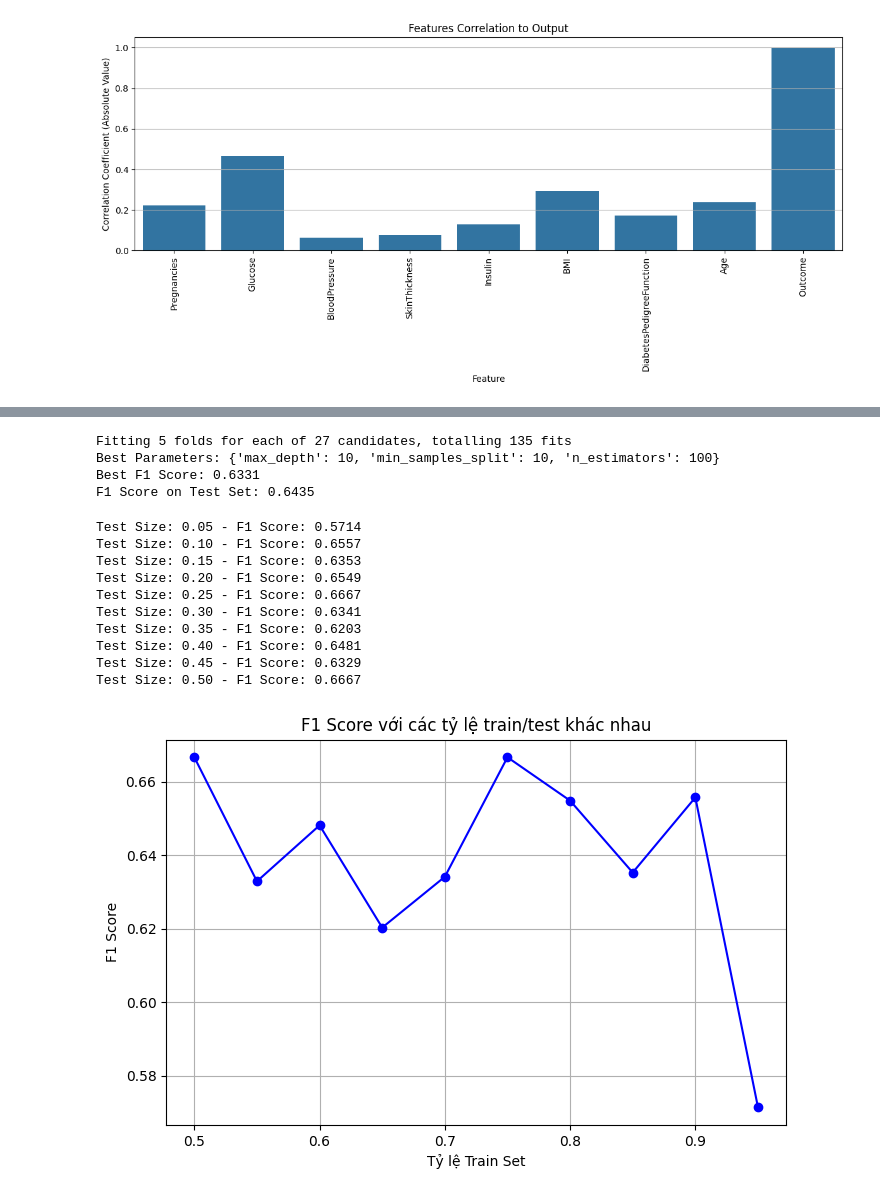
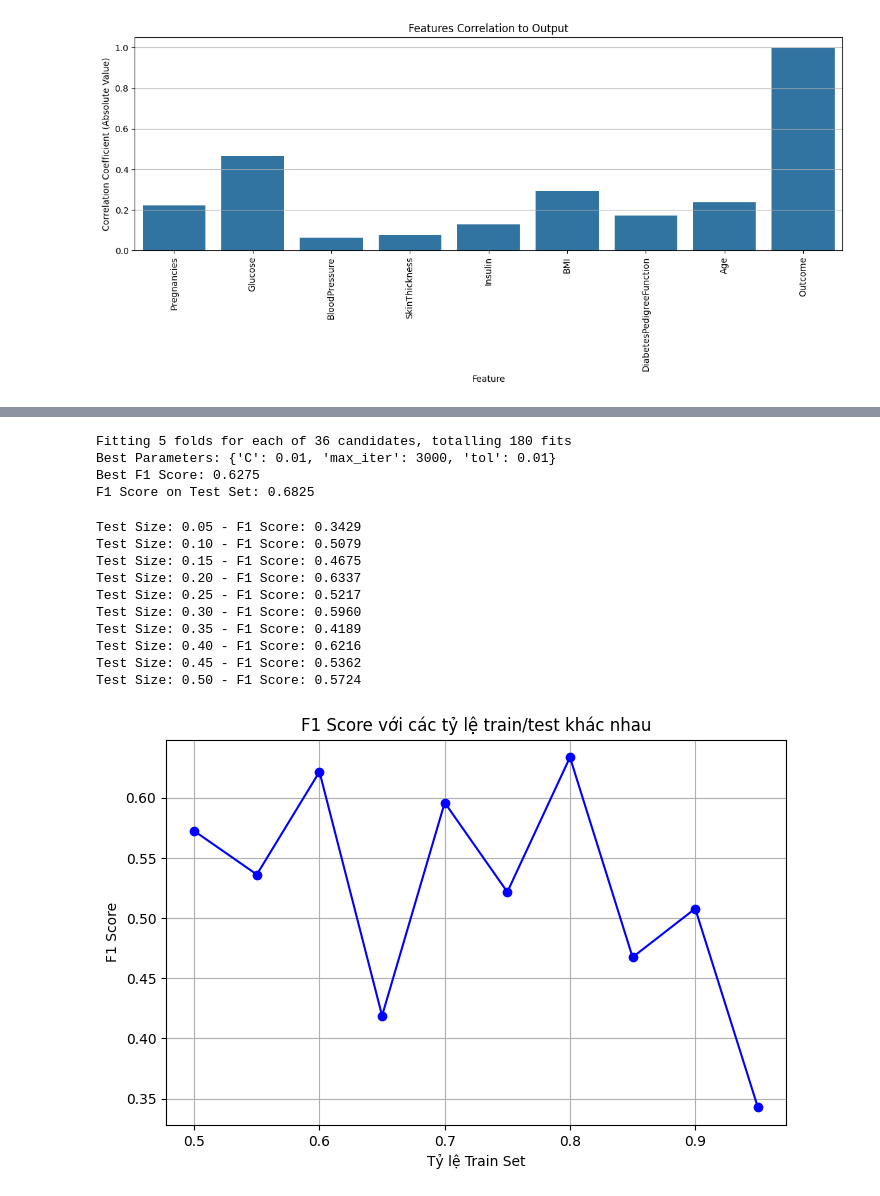
Before and after one commit to tranthanhthuy31/ML_lab, a Jupyter notebook: Untitled0.ipynb, the cells around one changed output, grey strips where cells are left out. Drawn from its saved outputs; the diff is of its cells as text; code cells hidden in the pictures.

```diff
--- a/Untitled0.ipynb
+++ b/Untitled0.ipynb
@@ -216,17 +224,17 @@ SGDClassifier: F1 Score = 0.4054
 DummyClassifier: F1 Score = 0.0000
 # %%
-# Khởi tạo mô hình Gradient Boosting
-gb_model = GradientBoostingClassifier()
+# Mô hình PassiveAggressiveClassifier
+qd_model = PassiveAggressiveClassifier()
 
-# Định nghĩa các tham số để tìm kiếm
+# Các tham số để thử nghiệm
 param_grid = {
-    'n_estimators': [50, 100, 200],
-    'max_depth': [10, 20, 30],
-    'min_samples_split': [2, 5, 10],
+    'C': [0.01, 0.1, 1, 10],          # Hệ số điều chỉnh regularization
+    'max_iter': [1000, 2000, 3000],   # Số vòng lặp tối đa
+    'tol': [1e-4, 1e-3, 1e-2]         # Ngưỡng sai số
 }
 
-# Khởi tạo GridSearchCV với F1 Score là metric tối ưu
-grid_search = GridSearchCV(estimator=gb_model, param_grid=param_grid,
+# Khởi tạo GridSearchCV
+grid_search = GridSearchCV(estimator=qd_model, param_grid=param_grid,
                            scoring='f1', cv=5, n_jobs=-1, verbose=1)
 
 # Huấn luyện với GridSearchCV
@@ -244,52 +252,53 @@ y_pred = best_model.predict(X_test)
 f1 = f1_score(y_test, y_pred)
 print(f"F1 Score on Test Set: {f1:.4f}")
 # %% [output]
-Fitting 5 folds for each of 27 candidates, totalling 135 fits
-Best Parameters: {'max_depth': 10, 'min_samples_split': 10, 'n_estimators': 100}
-Best F1 Score: 0.6331
-F1 Score on Test Set: 0.6435
+Fitting 5 folds for each of 36 candidates, totalling 180 fits
+Best Parameters: {'C': 0.01, 'max_iter': 3000, 'tol': 0.01}
+Best F1 Score: 0.6275
+F1 Score on Test Set: 0.6825
 # %%
 test_sizes = [0.05, 0.1, 0.15, 0.2, 0.25, 0.3, 0.35, 0.4, 0.45, 0.5]
 f1_scores = []
 
 df = df.dropna()
 X = df.iloc[:, list(range(8))].values
 y = df['Outcome'].values
 
 # Tiến hành thử nghiệm
 for test_size in test_sizes:
     X_train, X_test, y_train, y_test = train_test_split(X, y, test_size=test_size, random_state=42)
 
     scaler = StandardScaler()
     X_train = scaler.fit_transform(X_train)
     X_test = scaler.transform(X_test)
     # Training
-    model = GradientBoostingClassifier()
+    model = PassiveAggressiveClassifier()
+
     model.fit(X_train, y_train)
 
     # Dự đoán và tính F1 score
     y_pred = model.predict(X_test)
     f1 = f1_score(y_test, y_pred)
     f1_scores.append(f1)
 
     print(f'Test Size: {test_size:.2f} - F1 Score: {f1:.4f}')
 
 plt.figure(figsize=(8, 5))
 plt.plot([1 - ts for ts in test_sizes], f1_scores, marker='o', color='b')
 plt.title('F1 Score với các tỷ lệ train/test khác nhau')
 plt.xlabel('Tỷ lệ Train Set')
 plt.ylabel('F1 Score')
 plt.grid(True)
 plt.show()
 # %% [output]
-Test Size: 0.05 - F1 Score: 0.5714
-Test Size: 0.10 - F1 Score: 0.6557
-Test Size: 0.15 - F1 Score: 0.6353
-Test Size: 0.20 - F1 Score: 0.6549
-Test Size: 0.25 - F1 Score: 0.6667
-Test Size: 0.30 - F1 Score: 0.6341
-Test Size: 0.35 - F1 Score: 0.6203
-Test Size: 0.40 - F1 Score: 0.6481
-Test Size: 0.45 - F1 Score: 0.6329
-Test Size: 0.50 - F1 Score: 0.6667
+Test Size: 0.05 - F1 Score: 0.3429
+Test Size: 0.10 - F1 Score: 0.5079
+Test Size: 0.15 - F1 Score: 0.4675
+Test Size: 0.20 - F1 Score: 0.6337
+Test Size: 0.25 - F1 Score: 0.5217
+Test Size: 0.30 - F1 Score: 0.5960
+Test Size: 0.35 - F1 Score: 0.4189
+Test Size: 0.40 - F1 Score: 0.6216
+Test Size: 0.45 - F1 Score: 0.5362
+Test Size: 0.50 - F1 Score: 0.5724
-[figure, old version]
+[figure, new version]
```
Also changed, not shown: parts of 3 cells of this notebook.
